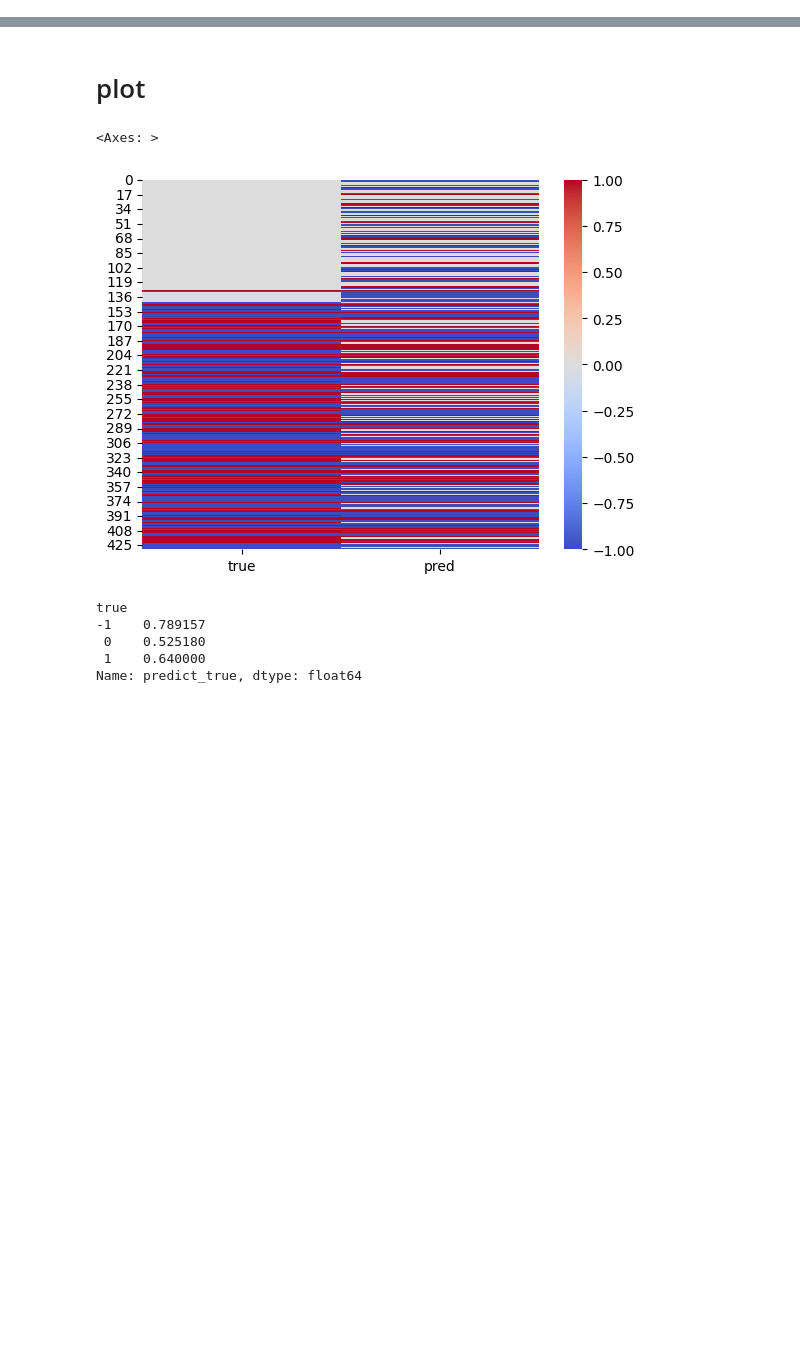
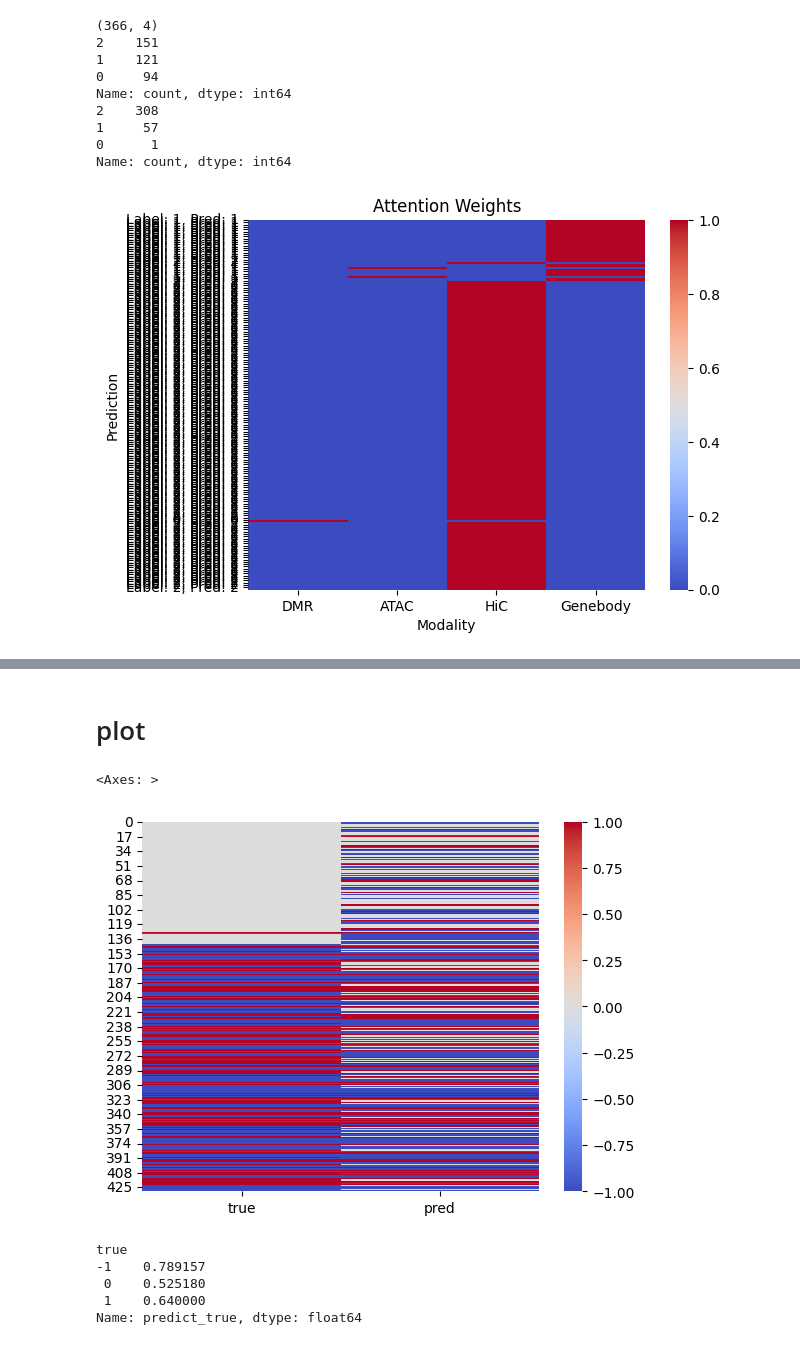
Before and after one commit to Michaelvll/aging-gene-prediction, a Jupyter notebook: train.ipynb, the cells around one changed output, grey strips where cells are left out. Cells and saved outputs as stored; diff of their text form; code cells hidden in the pictures; blank space fills up the shorter version.

Commit message:
Add attention visulization

```diff
--- a/train.ipynb
+++ b/train.ipynb
@@ -15,9 +15,9 @@ from data_loader import load_data, get_balanced_data, normalize_features
 # import wandb
 # wandb.init(project='gene')
 
-data = load_data()
+data = load_data(ct='CA1-ProS_Glut')
 X_balanced, y_balanced = get_balanced_data(data)
-FEATURE_TYPES = ['mcg', 'atac', 'hic', 'genebody']
+FEATURE_TYPES = ['dmr', 'atac', 'hic_loop', 'mcg_genebody']
 for k, v in X_balanced.items():
     print(k, len(v))
 # y_balanced = y_balanced[:, 2]
@@ -335,3 +394,62 @@ for i, (train_index, test_index) in enumerate(kf.split(X_balanced['mcg'])):
+# %%
+dmr_input_dim = len(X_test_dmr[0][0])
+atac_input_dim = len(X_test_atac[0][0])
+hic_input_dim = len(X_test_hic[0][0])
+genebody_input_dim = len(X_test_genebody[0][0])
+model = FourHeadTransformerModel(dmr_input_dim, atac_input_dim, hic_input_dim, genebody_input_dim, HIDDEN_DIM, OUTPUT_DIM, num_layers=NUM_LAYERS, num_heads=NUM_HEADS, dropout=DROPOUT)
+model.load_state_dict(torch.load(f'checkpoints/model_{i}/1.pth'))
+model.eval()
+
+test_dataset = CombinedGeneDataset(X_test_dmr, X_test_atac, X_test_hic, X_test_genebody, y_test)
+test_loader = DataLoader(test_dataset, batch_size=BATCH_SIZE, shuffle=False, collate_fn=combined_collate_fn)
+all_preds = []
+all_labels = []
+attn_weights_list = []
+with torch.no_grad():
+    for dmr_x, atac_x, hic_x, genebody_x, batch_y, dmr_mask, atac_mask, hic_mask, genebody_mask in test_loader:
+        outputs, attn_weights = model(dmr_x, dmr_mask, atac_x, atac_mask, hic_x, hic_mask, genebody_x, genebody_mask, get_attn_weights=True)
+        pred = outputs.argmax(dim=1).cpu().numpy()
+        attn_weights = attn_weights.cpu().numpy()
+        all_preds.extend(pred)
+        all_labels.extend(batch_y.cpu().numpy())
+        attn_weights_list.append(attn_weights) # [N, 4]
+
+all_preds = np.array(all_preds)
+all_labels = np.array(all_labels)
+attn_weights = np.concatenate(attn_weights_list, axis=0)
+print(attn_weights.shape)
+
+# Plot the attention weights (each attn_weight is a 4-dim vector)
+# We should label each row with the pred and label, and each column with the
+# modality name: dmr, atac, hic, genebody
+import seaborn as sns
+from matplotlib import pyplot as plt
+import pandas as pd
+
+# Find all the places where the prediction is correct
+print(pd.Series(all_labels).value_counts())
+print(pd.Series(all_preds).value_counts())
+
+correct_idx = (all_preds == all_labels)
+ax = sns.heatmap(attn_weights[correct_idx, :], annot=False, fmt='.2f', cmap='coolwarm')
+ax.set_xlabel('Modality')
+ax.set_xticklabels(['DMR', 'ATAC', 'HiC', 'Genebody'])
+ax.set_ylabel('Prediction')
+ax.set_yticks(range(sum(correct_idx)))
+ax.set_yticklabels([f'Label: {i}, Pred: {j}' for i, j in zip(all_labels[correct_idx], all_preds[correct_idx])])
+ax.set_title('Attention Weights')
+plt.show()
+# %% [output]
+(366, 4)
+2    151
+1    121
+0     94
+Name: count, dtype: int64
+2    308
+1     57
+0      1
+Name: count, dtype: int64
+[figure, added]
 # %%
 for i, (acc, preds, labels, model) in enumerate(accuracies):
     print(f'Fold {i}: {acc:.4f}')
```
Also changed, not shown: parts of 5 cells of this notebook.
